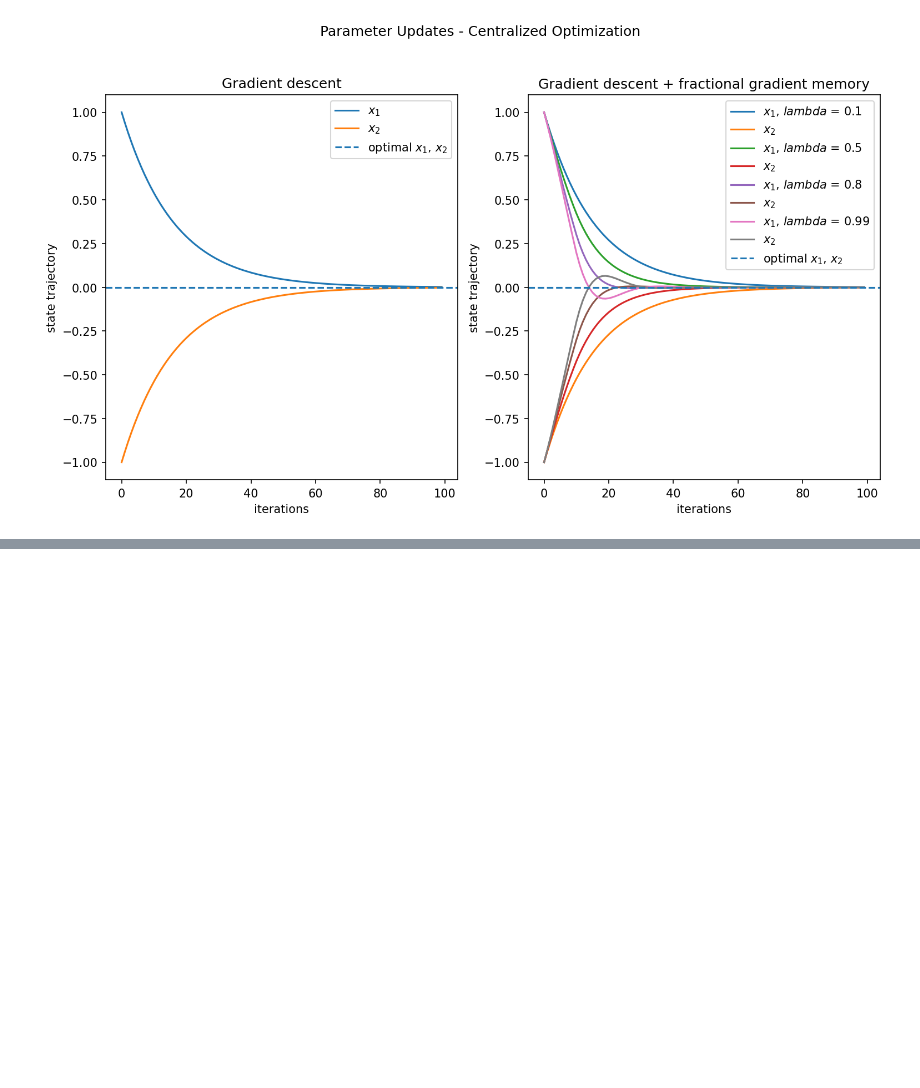
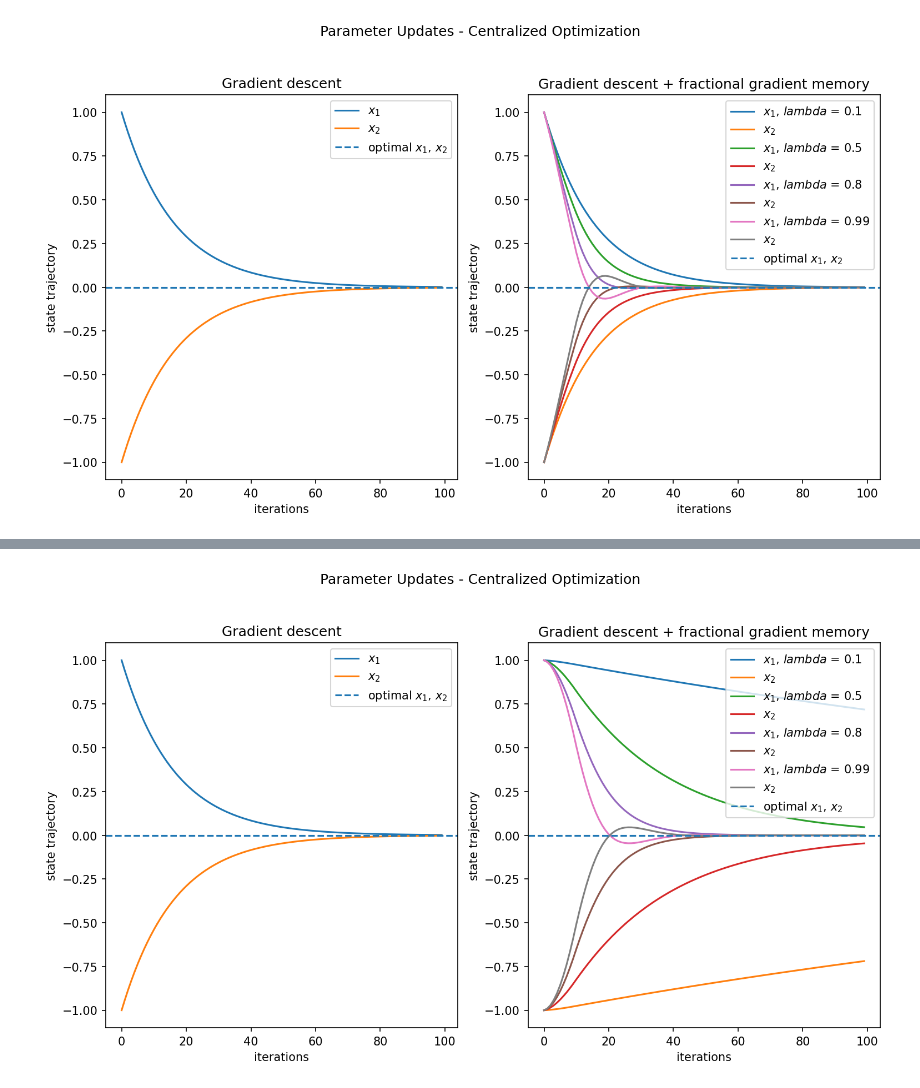
Before and after one commit to AndreiLix/FrODO, a Jupyter notebook: FOLDER_code/centralized_optimization.ipynb, the cells around one changed output, grey strips where cells are left out. Cells and saved outputs as stored; diff of their text form; code cells hidden in the pictures; blank space fills up the shorter version.

Commit message:
implemented variation of fractional PID + first draft of instant acceleration

```diff
--- a/FOLDER_code/centralized_optimization.ipynb
+++ b/FOLDER_code/centralized_optimization.ipynb
@@ -193,0 +200,93 @@ plt.show()
+# %%
+import matplotlib.pyplot as plt
+from scipy.special import gamma
+
+
+_lambdas = [0.1, 0.5, 0.8, 0.99]
+
+def gradient_vector_f_global_Autograd(x):
+    import jax
+
+    x1, x2 = x[0], x[1]
+
+    f_partial_x1 = jax.grad(f_global, argnums=0)
+    f_partial_x2 = jax.grad(f_global, argnums=1)
+
+    return f_partial_x1(x1, x2), f_partial_x2(x1, x2)
+
+def f_global(x1, x2):
+    return 0.05 * x1**2 + 0.05 * x2**2
+
+optimal_x_1 = 0
+optimal_x_2 = 0
+
+n_iterations = 100
+
+beta = 0.2
+alpha = 3
+
+learning_rate = beta * alpha
+
+x1, x2 = 1., -1.
+
+history_x1 = []
+history_x2 = []
+for _ in range(n_iterations):
+    history_x1.append(x1)
+    history_x2.append(x2)
+
+    x1 = x1 - learning_rate * gradient_vector_f_global_Autograd([x1, x2])[0]
+    x2 = x2 - learning_rate * gradient_vector_f_global_Autograd([x1, x2])[1]
+
+fig, axs = plt.subplots(1, 2, figsize=(12, 6), dpi=150)
+
+# Plot for the first scenario
+axs[0].plot(range(len(history_x1)), history_x1, label="$x_1$")
+axs[0].plot(range(len(history_x2)), history_x2, label="$x_2$")
+axs[0].axhline(y=optimal_x_1, linestyle='dashed', label="optimal $x_1$, $x_2$")
+axs[0].set_title("Gradient descent")
+axs[0].set_xlabel("iterations")
+axs[0].set_ylabel("state trajectory")
+axs[0].legend()
+
+# Plot for the second scenario
+
+for _lambda in _lambdas:
+    x1, x2 = 1., -1.
+
+    history_x1 = []
+    history_x2 = []
+    beta_memory = 0.1
+    len_memory = 10
+    gradient_memory_x1 = len_memory * [0]
+    gradient_memory_x2 = len_memory * [0]
+    for _ in range(n_iterations):
+        history_x1.append(x1)
+        history_x2.append(x2)
+
+        gradient_memory_x1[:-1], gradient_memory_x2[:-1] = gradient_memory_x1[1:], gradient_memory_x2[1:]
+        gradient_memory_x1[-1] = float(gradient_vector_f_global_Autograd([x1, x2])[0])
+        gradient_memory_x2[-1] = float(gradient_vector_f_global_Autograd([x1, x2])[1])
+
+        # print("gamma function returns: ", gamma(_lambda))
+
+        x1 = x1 - beta_memory * ( 1 / gamma(_lambda) ) * sum( [ gradient_memory_x1[n] / ((len_memory-n) ** (1-_lambda)) for n in range(len_memory) ] )
+        x2 = x2 - beta_memory * ( 1 / gamma(_lambda) ) * sum( [ gradient_memory_x2[n] / ((len_memory-n) ** (1-_lambda)) for n in range(len_memory) ] )
+
+    axs[1].plot(range(len(history_x1)), history_x1, label=f"$x_1$, $lambda$ = {_lambda}")
+    axs[1].plot(range(len(history_x2)), history_x2, label="$x_2$")
+
+
+
+
+axs[1].axhline(y=optimal_x_1, linestyle='dashed', label="optimal $x_1$, $x_2$")
+
+fig.suptitle("Parameter Updates - Centralized Optimization", y=1.02)
+
+axs[1].set_title("Gradient descent + fractional gradient memory")
+axs[1].set_xlabel("iterations")
+axs[1].set_ylabel("state trajectory")
+axs[1].legend()
+plt.show()
+# %% [output]
+[figure, added]
```
Also changed, not shown: parts of 6 cells of this notebook.
